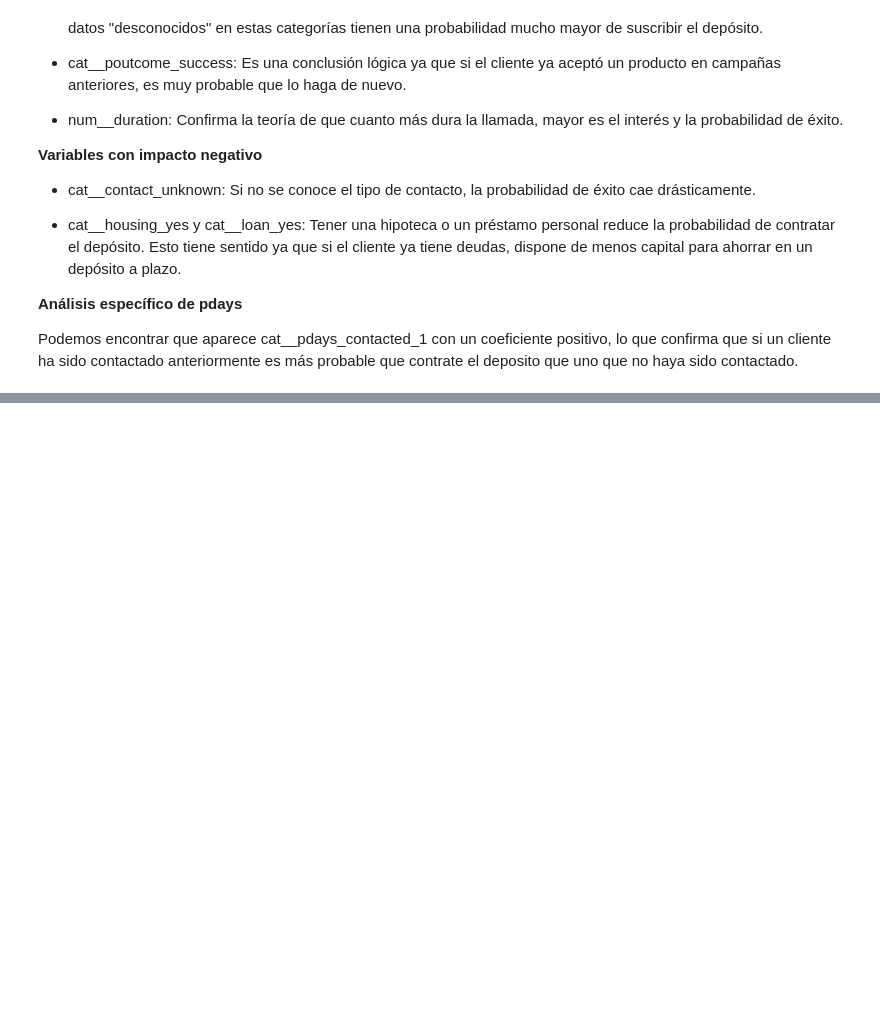
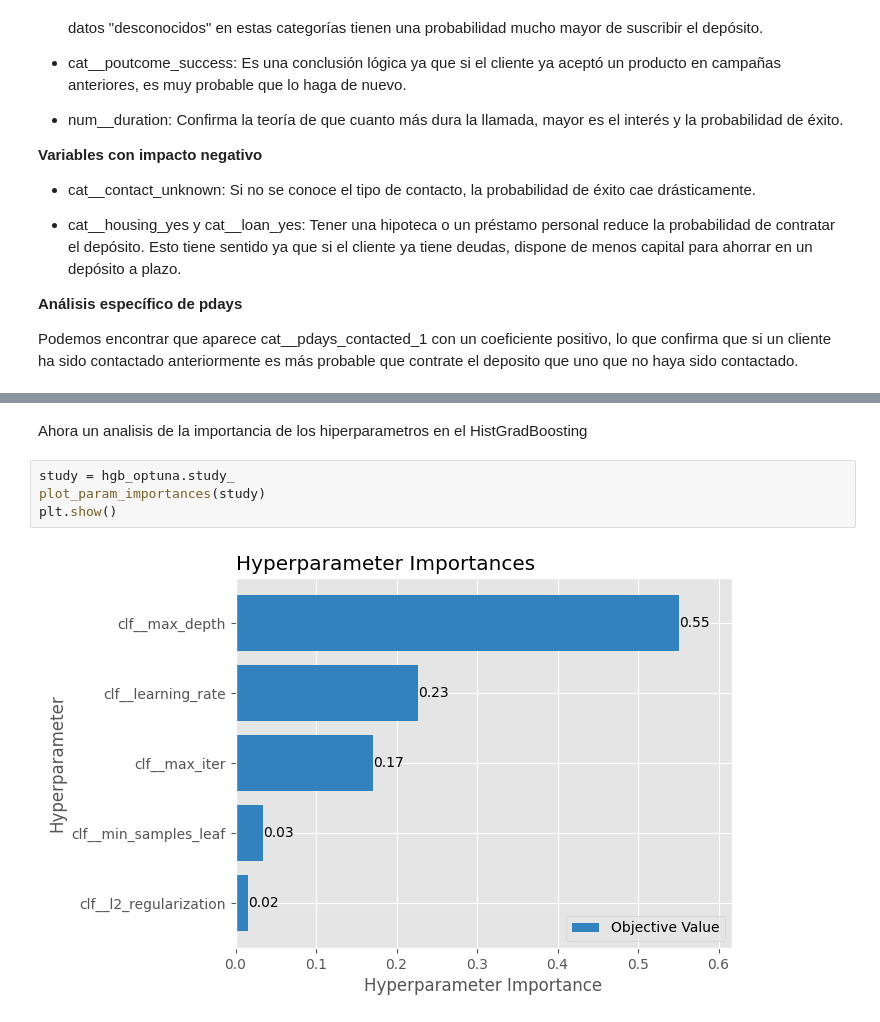
Before and after one commit to 100522320/g81_P1_03_Aprendizaje_Automatico, a Jupyter notebook: notebook_pruebas.ipynb, the cells around one changed output, grey strips where cells are left out. Cells and saved outputs as stored; diff of their text form; blank space fills up the shorter version.

```diff
--- a/notebook_pruebas.ipynb
+++ b/notebook_pruebas.ipynb
@@ -1307,0 +1607,8 @@ Podemos encontrar que aparece cat__pdays_contacted_1 con un coeficiente positivo
+# %% [markdown]
+Ahora un analisis de la importancia de los hiperparametros en el HistGradBoosting
+# %%
+study = hgb_optuna.study_
+plot_param_importances(study)
+plt.show()
+# %% [output]
+[figure, added]
```
Also changed, not shown: parts of 40 cells of this notebook.
